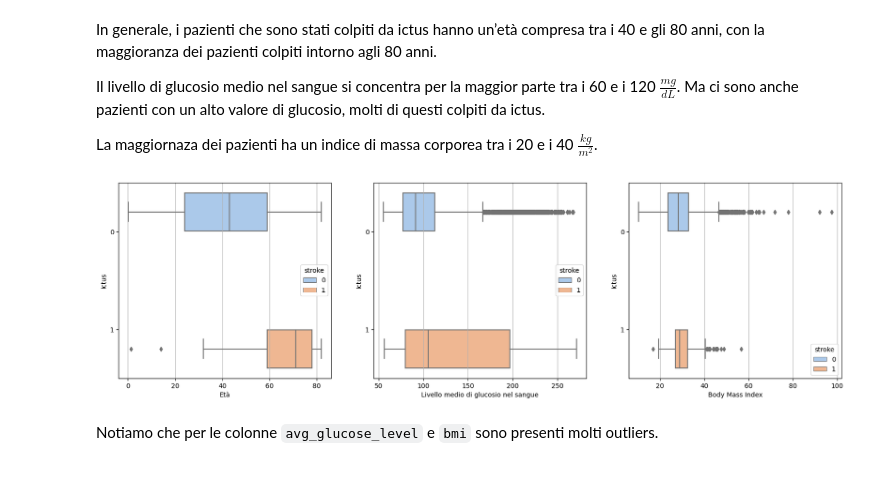
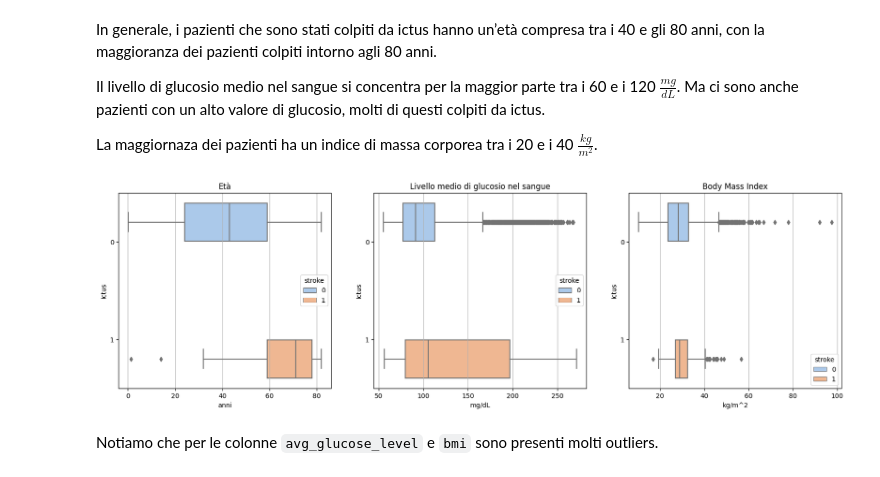
Before and after one commit to LucaSamore/Stroke-Prediction-Analysis, a Jupyter notebook: stroke_prediction_analysis.ipynb, the cells around one changed output. Drawn from its saved outputs; the diff is of its cells as text; code cells hidden in the pictures.

```diff
--- a/stroke_prediction_analysis.ipynb
+++ b/stroke_prediction_analysis.ipynb
@@ -252,0 +208,6 @@ plt.show()
+# %%
+numeric_features = [
+    'age',
+    'avg_glucose_level',
+    'bmi',
+]
@@ -256,49 +249,25 @@ In generale, i pazienti che sono stati colpiti da ictus hanno un’età compresa
 Il livello di glucosio medio nel sangue si concentra per la maggior parte tra i 60 e i 120 $\frac{mg}{dL}$. Ma ci sono anche pazienti con un alto valore di glucosio, molti di questi colpiti da ictus.
 
 La maggiornaza dei pazienti ha un indice di massa corporea tra i 20 e i 40 $\frac{kg}{m^2}$.
-# %%
-palette='pastel'
-
-plt.figure(figsize=(20, 12))
-
-plt.subplot(2, 3, 1)
-sns.boxplot(
-    data=dataset,
-    x='age',
-    y='stroke',
-    hue='stroke',
-    palette=palette,
-)
-plt.xlabel('Età')
-plt.ylabel('Ictus')
-plt.grid(axis='x')
-
-plt.subplot(2, 3, 2)
-sns.boxplot(
-    data=dataset,
-    x='avg_glucose_level',
-    y='stroke',
-    hue='stroke',
-    palette=palette,
-)
-plt.xlabel('Livello medio di glucosio nel sangue')
-plt.ylabel('Ictus')
-plt.grid(axis='x')
-
-plt.subplot(2, 3, 3)
-sns.boxplot(
-    data=dataset,
-    x='bmi',
-    y='stroke',
-    hue='stroke',
-    palette=palette,
-)
-plt.xlabel('Body Mass Index')
-plt.ylabel('Ictus')
-plt.grid(axis='x')
-
-plt.show()
-# %% [output]
-[figure, removed]
+# %%
+plt.figure(figsize=(20, 12))
+
+for i, feature in enumerate(numeric_features, start=1):
+  plt.subplot(2, 3, i)
+  sns.boxplot(
+    data=dataset,
+    x=feature,
+    y='stroke',
+    hue='stroke',
+    palette='pastel',
+  )
+  plt.title(titles[i-1])
+  plt.xlabel(xlabels[i-1])
+  plt.ylabel('Ictus')
+  plt.grid(axis='x')
+
+plt.show()
+# %% [output]
+[figure, added]
 # %% [markdown]
 Notiamo che per le colonne `avg_glucose_level` e `bmi` sono presenti molti outliers.
```
Also changed, not shown: parts of 4 cells of this notebook.
